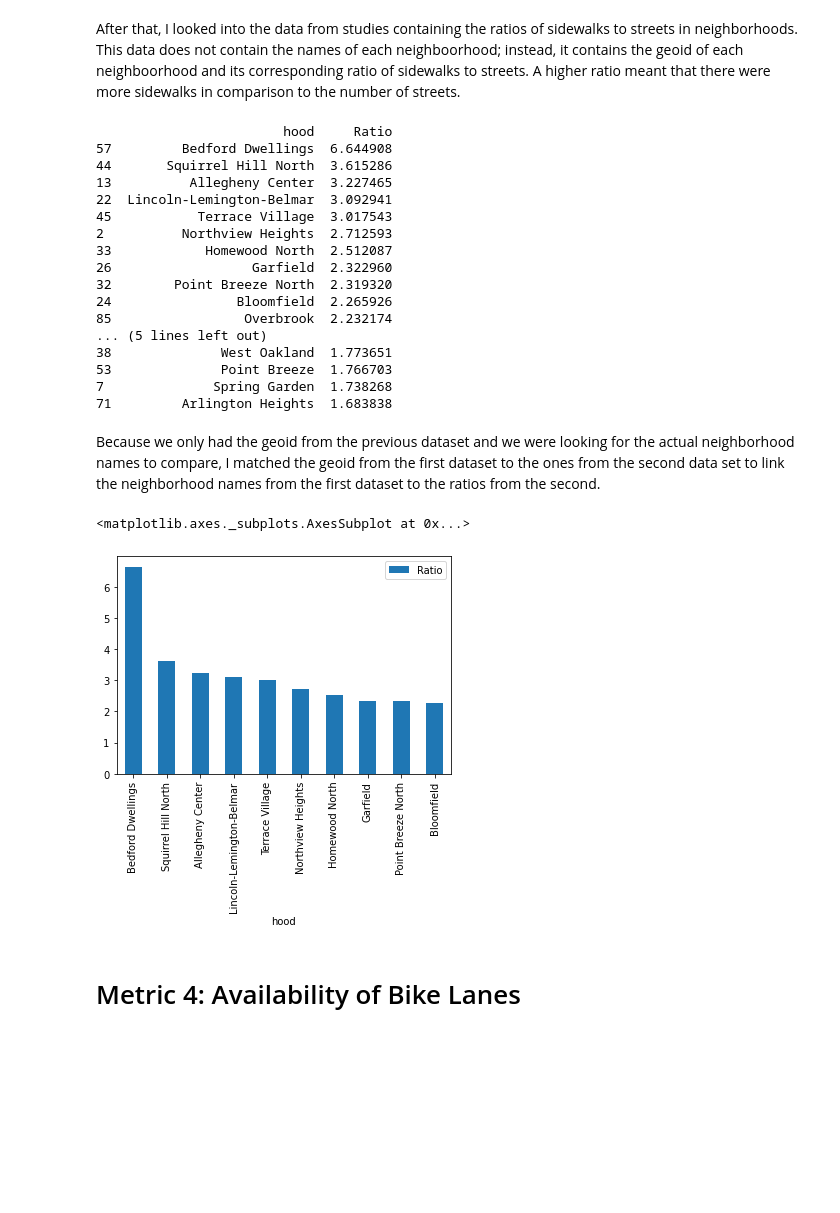
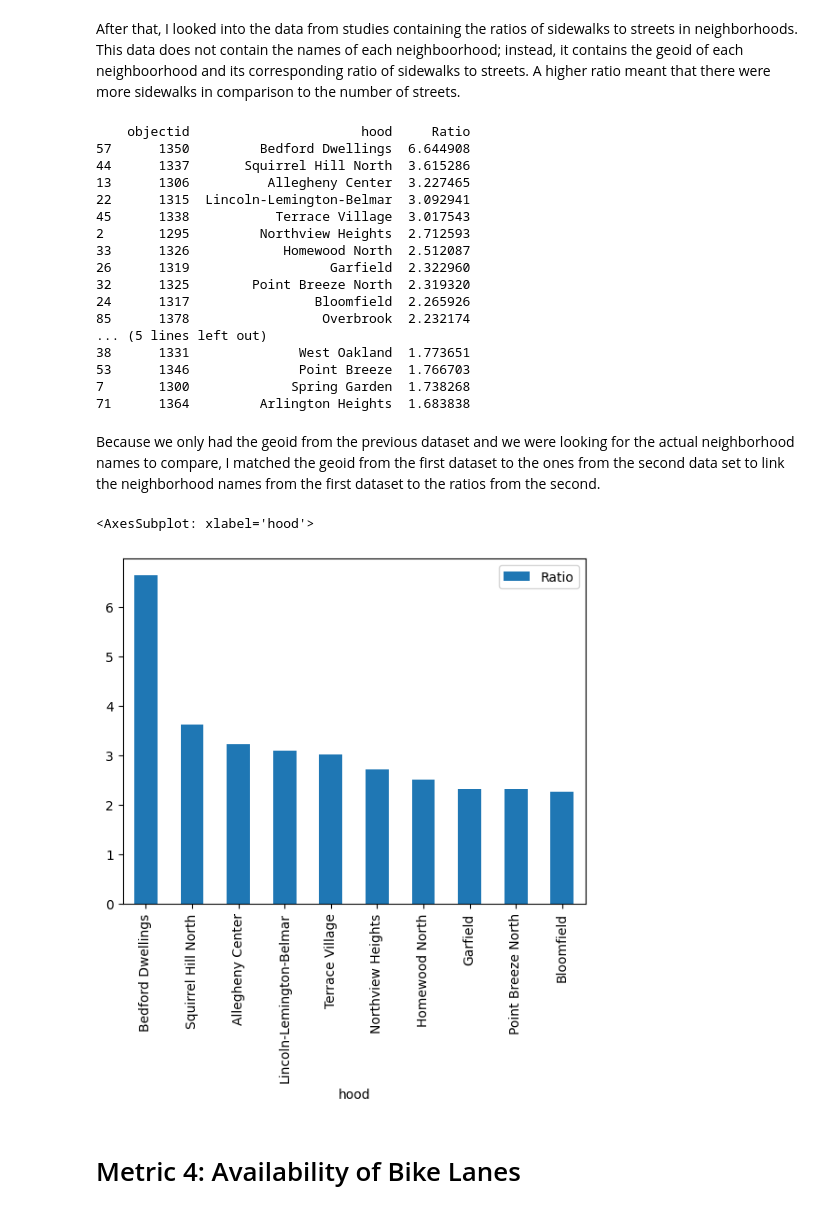
Before and after one commit to michaelbartlett17/CMPINF0010-Final-Project, a Jupyter notebook: final-notebook.ipynb, the cells around one changed output. Drawn from its saved outputs; the diff is of its cells as text; code cells hidden in the pictures; blank space fills up the shorter version.

```diff
--- a/final-notebook.ipynb
+++ b/final-notebook.ipynb
@@ -260,33 +260,33 @@ pgh_walkratio['GEOID'] = pgh_walkratio['GEOID'].astype(str) #GEOID is int type -
 ratiodict = pgh_walkratio.set_index('GEOID')['Ratio'].to_dict()
 
 pgh_neiborhood['Ratio'] = pgh_neiborhood.geoid10.map(ratiodict)
-ratioByHood=pgh_neiborhood[['hood','Ratio']].sort_values(by='Ratio', ascending=False)
-print(ratioByHood.head(20))
+sidewalk_ratioByHood=pgh_neiborhood[['objectid', 'hood','Ratio']].sort_values(by='Ratio', ascending=False)
+print(sidewalk_ratioByHood.head(20))
 # %% [output]
-                        hood     Ratio
-57         Bedford Dwellings  6.644908
-44       Squirrel Hill North  3.615286
-13          Allegheny Center  3.227465
-22  Lincoln-Lemington-Belmar  3.092941
-45           Terrace Village  3.017543
-2          Northview Heights  2.712593
-33            Homewood North  2.512087
-26                  Garfield  2.322960
-32        Point Breeze North  2.319320
-24                Bloomfield  2.265926
-85                 Overbrook  2.232174
+    objectid                      hood     Ratio
+57      1350         Bedford Dwellings  6.644908
+44      1337       Squirrel Hill North  3.615286
+13      1306          Allegheny Center  3.227465
+22      1315  Lincoln-Lemington-Belmar  3.092941
+45      1338           Terrace Village  3.017543
+2       1295         Northview Heights  2.712593
+33      1326            Homewood North  2.512087
+26      1319                  Garfield  2.322960
+32      1325        Point Breeze North  2.319320
+24      1317                Bloomfield  2.265926
+85      1378                 Overbrook  2.232174
 ... (5 lines left out)
-38              West Oakland  1.773651
-53              Point Breeze  1.766703
-7              Spring Garden  1.738268
-71         Arlington Heights  1.683838
+38      1331              West Oakland  1.773651
+53      1346              Point Breeze  1.766703
+7       1300             Spring Garden  1.738268
+71      1364         Arlington Heights  1.683838
 # %% [markdown]
 Because we only had the geoid from the previous dataset and we were looking for the actual neighborhood names to compare, I matched the geoid from the first dataset to the ones from the second data set to link the neighborhood names from the first dataset to the ratios from the second.
 # %%
-ratioByHood.head(10).plot.bar('hood', 'Ratio')
+sidewalk_ratioByHood.head(10).plot.bar('hood', 'Ratio')
 # %% [output]
-<matplotlib.axes._subplots.AxesSubplot at 0x...>
+<AxesSubplot: xlabel='hood'>
-[figure, old version]
+[figure, new version]
 # %% [markdown]
 # Metric 4: Availability of Bike Lanes
 # %% [markdown]
```
Also changed, not shown: parts of 8 cells of this notebook.
